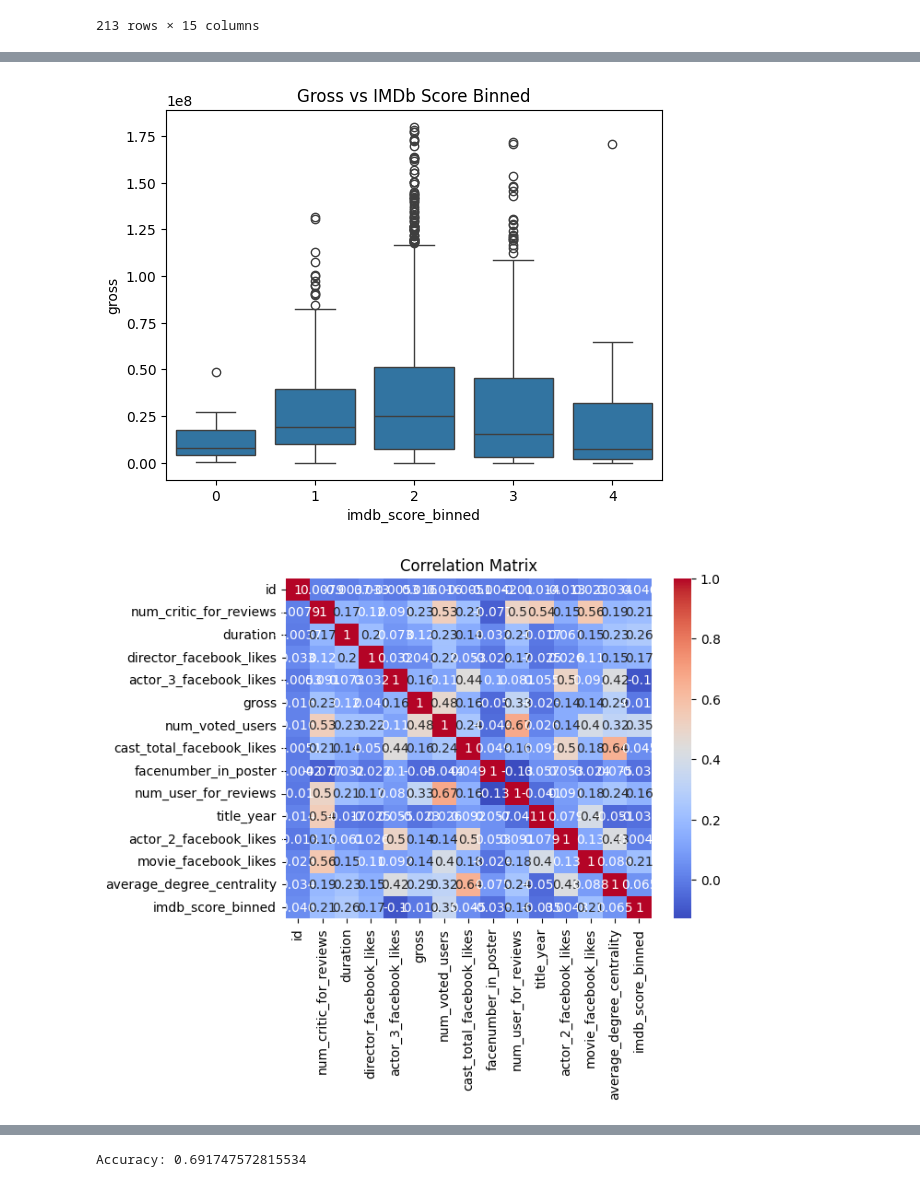
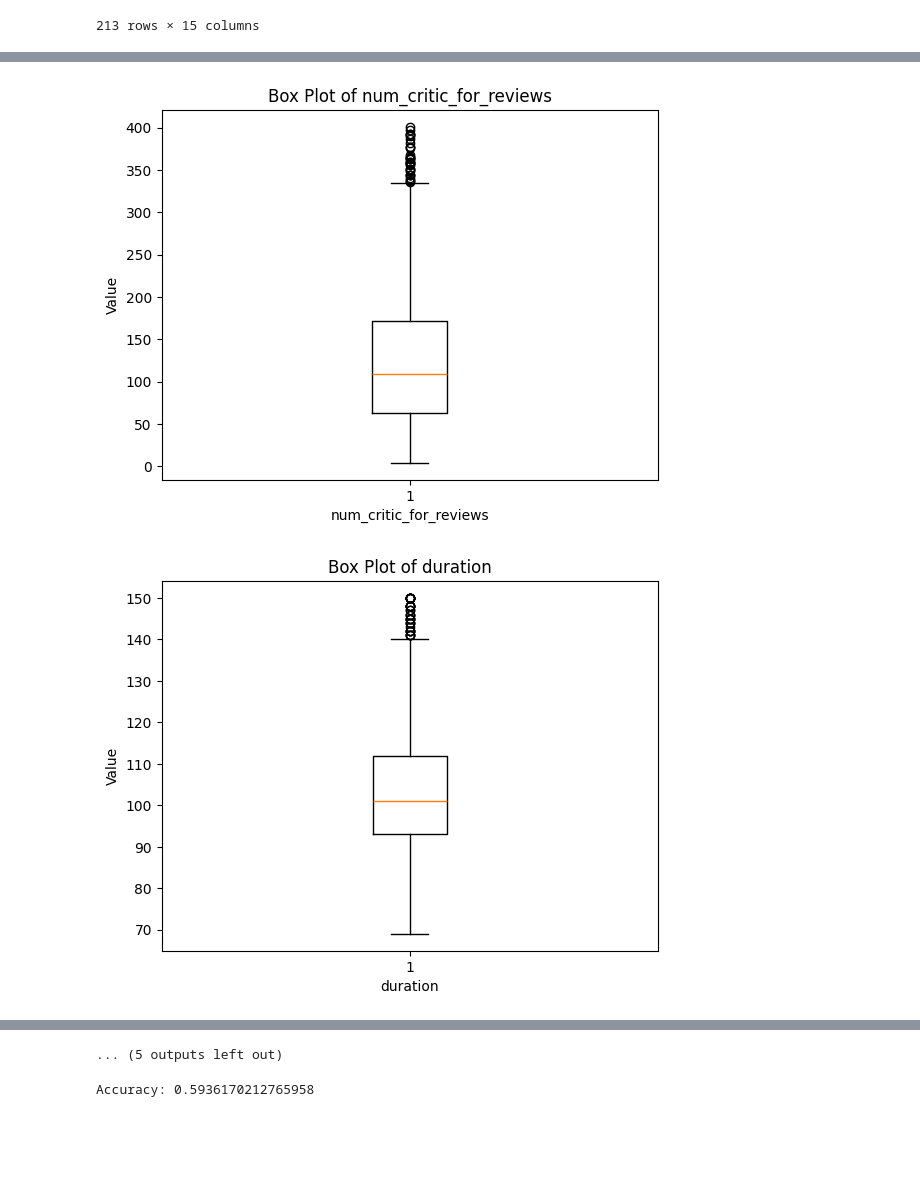
Before and after one commit to jennymai10/movie-rating-prediction, a Jupyter notebook: explore.ipynb, the cells around one changed output, grey strips where cells are left out. Cells and saved outputs as stored; diff of their text form; code cells hidden in the pictures; blank space fills up the shorter version.

```diff
--- a/explore.ipynb
+++ b/explore.ipynb
@@ -68,0 +81,8 @@ dtype: int64
+# %%
+for feature in df.columns:
+  if pd.api.types.is_numeric_dtype(df[feature]):
+    plt.boxplot(df[feature])
+    plt.xlabel(feature)
+    plt.ylabel("Value")
+    plt.title(f"Box Plot of {feature}")
+    plt.show()
@@ -154,23 +188,23 @@ See the caveats in the documentation: https://pandas.pydata.org/pandas-docs/stab
 | 2789 | 2790 | 220 | 119 | 0 | 593 | 33386128 | ... |
 | 2805 | 2806 | 86 | 99 | 154 | 347 | 14983572 | ... |
 213 rows × 15 columns
+# %%
+df_23 = df_23[(df_23['director_facebook_likes'] <= 1500) & (df_23['actor_3_facebook_likes'] <= 1500) & (df_23['num_voted_users'] <= 350000) & (df_23['cast_total_facebook_likes'] <= 45000) & (df_23['num_user_for_reviews'] <= 1100) & (df_23['actor_2_facebook_likes'] <= 6000) & (df_23['movie_facebook_likes'] <= 30000)]
 # %%
-df = pd.concat([df_23, df_014]).sample(frac=1).reset_index(drop=True)
+df = pd.concat([df_23, df_014, df_014, df_014]).sample(frac=1).reset_index(drop=True)
 # %%
 # Histogram of IMDb score binned
 sns.countplot(x='imdb_score_binned', data=df)
 plt.title('Distribution of IMDb Score Bins')
 plt.show()
 
-# Box plot of duration vs IMDb score binned
-sns.boxplot(x='imdb_score_binned', y='duration', data=df)
-plt.title('Duration vs IMDb Score Binned')
-plt.show()
-
-# Violin plot of gross vs IMDb score binned
-sns.boxplot(x='imdb_score_binned', y='gross', data=df)
-plt.title('Gross vs IMDb Score Binned')
-plt.show()
+for feature in df.columns:
+  if pd.api.types.is_numeric_dtype(df[feature]):
+    plt.boxplot(df[feature])
+    plt.xlabel(feature)
+    plt.ylabel("Value")
+    plt.title(f"Box Plot of {feature}")
+    plt.show()
 
 # Heatmap of correlations
 correlation_matrix = df.corr()
@@ -183,2 +217,2 @@ plt.show()
-[figure, old version]
+[figure, new version]
-[figure, old version]
+[figure, new version]
@@ -185,3 +227,4 @@ plt.show()
+... (5 outputs left out)
 # %%
 test_df = pd.read_csv('test_dataset.csv')
 
@@ -236,7 +279,7 @@ y_pred = sgd.predict(X_test)
 # Evaluate the model
 print("Accuracy:", accuracy_score(y_test, y_pred))
 # %% [output]
-Accuracy: 0.691747572815534
+Accuracy: 0.5936170212765958
 # %%
 # Initialize the Random Forest Classifier
 rf = RandomForestClassifier(
```
Also changed, not shown: parts of 17 cells of this notebook, 1 other file.
